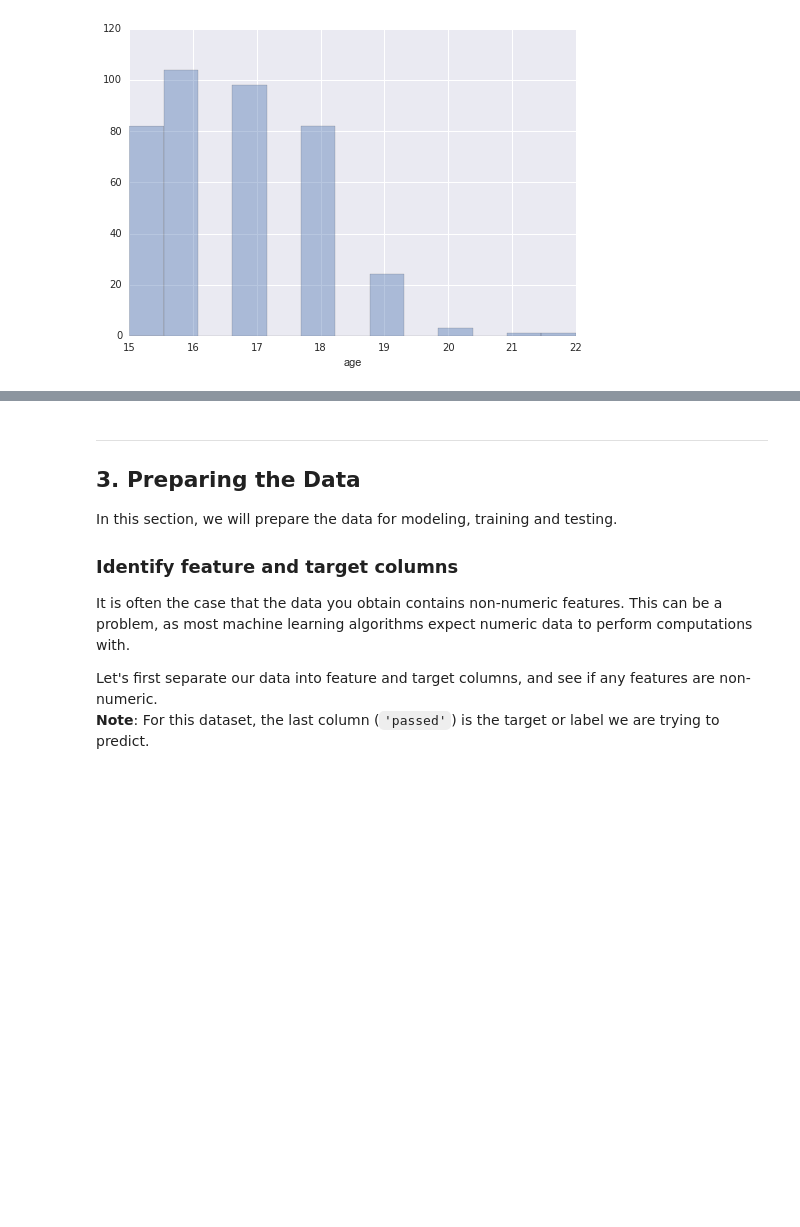
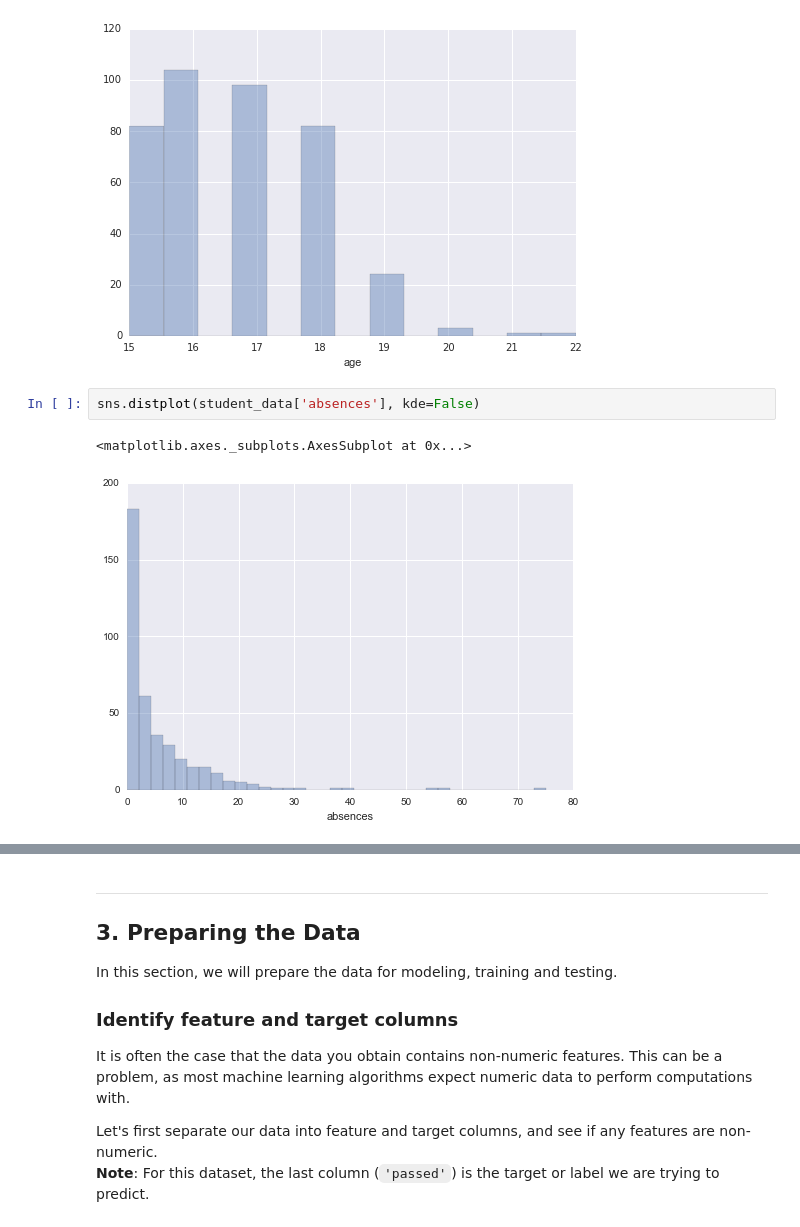
Before and after one commit to kcbighuge/p2-student-intervention, a Jupyter notebook: student_intervention.ipynb, the cells around one changed output, grey strips where cells are left out. Saved outputs shown, nothing was run; the diff lists cells and outputs as text; blank space fills up the shorter version.

```diff
--- a/student_intervention.ipynb
+++ b/student_intervention.ipynb
@@ -127,3 +145,8 @@ sns.distplot(student_data['age'], kde=False)
 # %% [output]
 <matplotlib.axes._subplots.AxesSubplot at 0x...>
 [figure]
+# %%
+sns.distplot(student_data['absences'], kde=False)
+# %% [output]
+<matplotlib.axes._subplots.AxesSubplot at 0x...>
+[figure, added]
```
Also changed, not shown: parts of 30 cells of this notebook.
